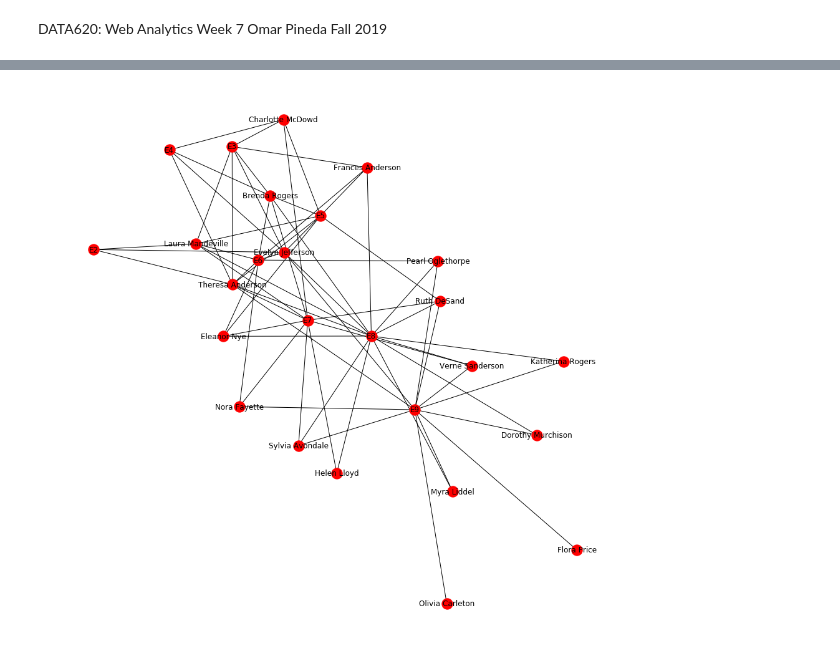
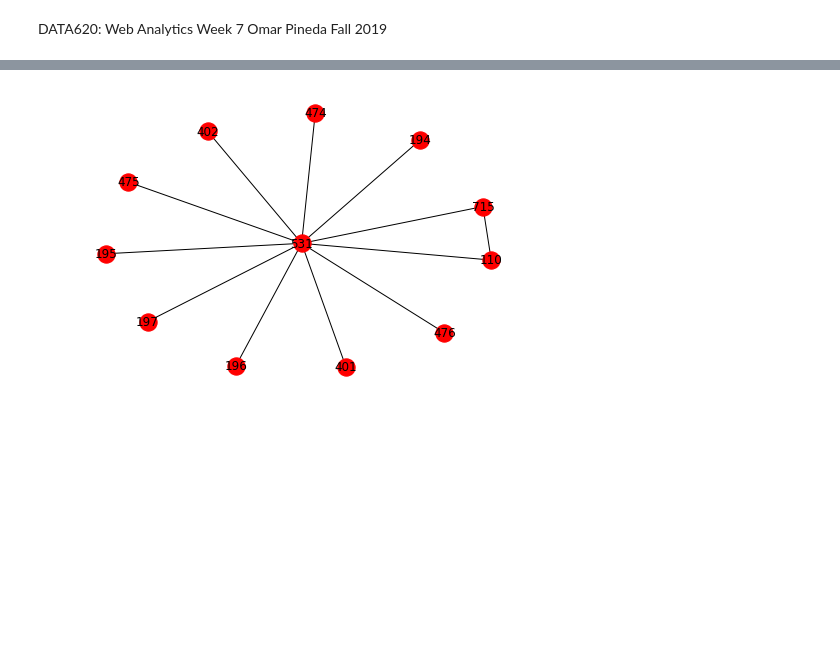
Before and after one commit to omarp120/DATA620-Web-Analytics, a Jupyter notebook: Week 7 Project 2 OP.ipynb, the cells around one changed output, grey strips where cells are left out. Drawn from its saved outputs; the diff is of its cells as text; code cells hidden in the pictures; blank space fills up the shorter version.

```diff
--- a/Week 7 Project 2 OP.ipynb
+++ b/Week 7 Project 2 OP.ipynb
@@ -143,6 +139,5 @@ nx.draw(theresa1, with_labels = True)
 # %%
-theresa2 = nx.ego_graph(dav, 'Theresa Anderson', radius = 2)
-plt.figure(figsize=(12, 12))
-nx.draw(theresa2, with_labels = True)
+p531 = nx.ego_graph(mor, 531, radius = 1)
+nx.draw(p531, with_labels = True)
 # %% [output]
-[figure, old version]
+[figure, new version]
```
Also changed, not shown: parts of 30 cells of this notebook.
